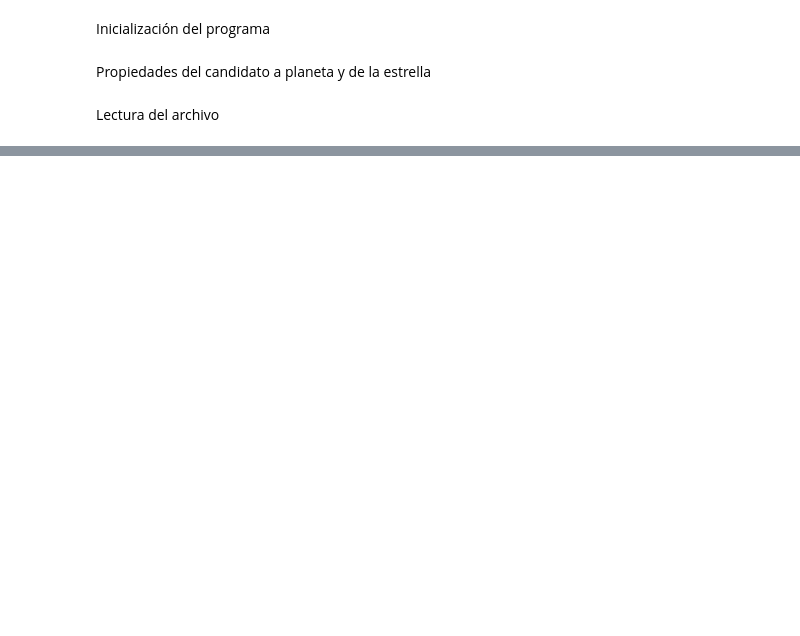
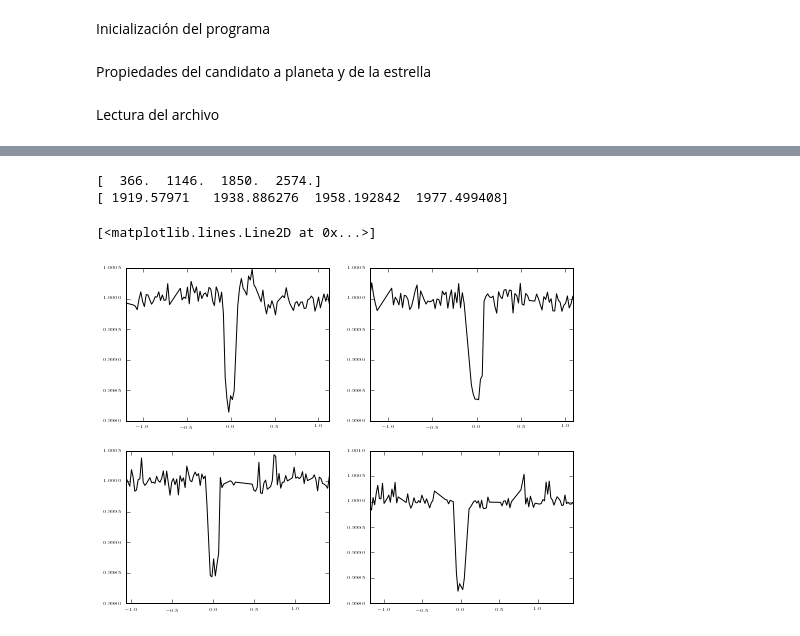
Before and after one commit to sanchisojeda/Transit-Analysis, a Jupyter notebook: test.ipynb, the cells around one changed output, grey strips where cells are left out. Drawn from its saved outputs; the diff is of its cells as text; code cells hidden in the pictures; blank space fills up the shorter version.

```diff
--- a/test.ipynb
+++ b/test.ipynb
@@ -157,0 +114,67 @@ print(mintab[0])
+# %%
+idx_transits = np.empty(len(transits))
+x=timeLC[goodP]
+y=fluxLC[goodP]
+
+for m in range(0,len(transits)):
+    idx_transits[m]=(np.abs(timeLC[goodP] - transits[m])).argmin()
+
+print idx_transits # Prints the approximate x-location of the transits.
+
+origin=np.empty(len(transits))
+final=np.empty(len(transits))
+window = 12
+
+for k in range(0,len(transits)):
+    origin[k]=int(round(idx_transits[k]-window))
+    final[k]=int(round(idx_transits[k]+window))
+
+print transits
+# %% [output]
+[  366.  1146.  1850.  2574.]
+[ 1919.57971   1938.886276  1958.192842  1977.499408]
+# %%
+nrows=2*int(window)
+ncols=2*len(transits)
+
+flux = np.empty(nrows)
+time = np.empty(nrows)
+mmatrix=np.zeros((nrows,ncols))
+
+i=0
+for k in range(0,len(transits)):
+    st=int(origin[k])
+    fn=int(final[k])
+    time=x[st:fn]
+    flux=y[st:fn]
+    mmatrix[:,i]=time-transits[k]
+    mmatrix[:,i+1]=flux
+    i=i+2
+
+plt.figure(3)
+plt.subplot(2,2,1) # First Transit
+x_1=mmatrix[:,0]
+y_1=mmatrix[:,1]
+plt.xlim(xmax = mmatrix[nrows-1,0], xmin = mmatrix[0,0])
+plt.plot(x_1,y_1,color='black')
+
+plt.subplot(2,2,2) #Second Transit
+x_2=mmatrix[:,2]
+y_2=mmatrix[:,3]
+plt.xlim(xmax = mmatrix[nrows-1,2], xmin = mmatrix[0,2])
+plt.plot(x_2,y_2,color='black')
+
+plt.subplot(2,2,3) #Third Transit
+x_3=mmatrix[:,4]
+y_3=mmatrix[:,5]
+plt.xlim(xmax = mmatrix[nrows-1,4], xmin = mmatrix[0,4])
+plt.plot(x_3,y_3,color='black')
+
+plt.subplot(2,2,4) #Fourth Transit
+x_4=mmatrix[:,6]
+y_4=mmatrix[:,7]
+plt.xlim(xmax = mmatrix[nrows-1,6], xmin = mmatrix[0,6])
+plt.plot(x_4,y_4,color='black')
+# %% [output]
+[<matplotlib.lines.Line2D at 0x...>]
+[figure, added]
```
Also changed, not shown: parts of 9 cells of this notebook, 2 other files.
